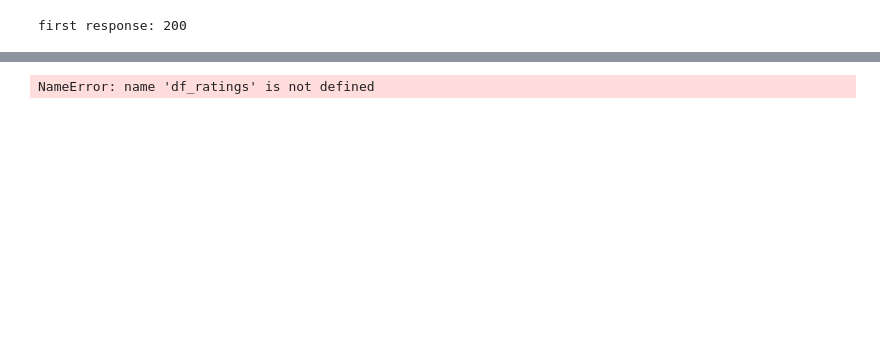
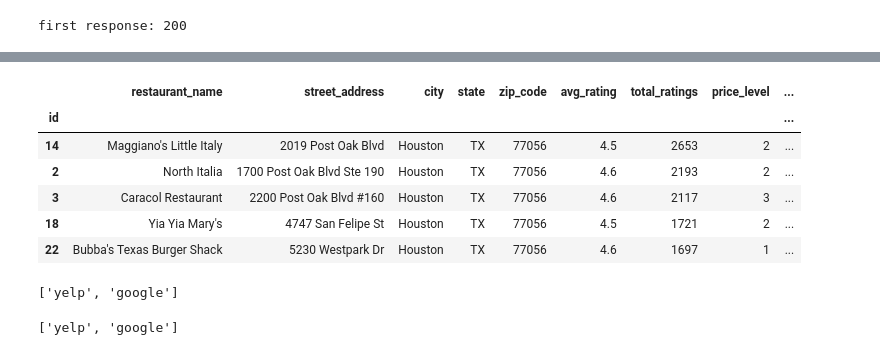
Before and after one commit to j1-aggie/Restaurant_Rating_ETL, a Jupyter notebook: restaurantRating.ipynb, the cells around one changed output, grey strips where cells are left out. Saved outputs shown, nothing was run; the diff lists cells and outputs as text; code cells hidden in the pictures; blank space fills up the shorter version.

```diff
--- a/restaurantRating.ipynb
+++ b/restaurantRating.ipynb
@@ -162,25 +194,31 @@ NameError: name 'df_places' is not defined
 # %%
-#create specific columns from df
-ratings_columns = ["id", "name", "street", "city", "state", "zip code", "avg ratings", "total ratings", "price level", "date", "hour"]
+#create specific columns from df - google load
+ratings_columns = ["id", "name", "street", "city", "state", "zip code", "avg rating", "total ratings", "price level", "date", "hour"]
 ratings_transformed = df_ratings[ratings_columns].copy()
 
 #Rename the column headers
-ratings_transformed = ratings_transformed.rename(columns={"id": "ID",
-                                                         "name": "Restaurant Name",
-                                                         "street": "Street Address",
-                                                         "city": "City",
-                                                         "state": "State",
-                                                         "zip code": "Zip Code",
-                                                         "avg ratings": "Avg Ratings",
-                                                         "total ratings": "Total Ratings",
-                                                         "price level": "Price Level",
-                                                         "date": "Date",
-                                                         "hour": "Hour"})
+ratings_transformed = ratings_transformed.rename(columns={"id": "id",
+                                                         "name": "restaurant_name",
+                                                         "street": "street_address",
+                                                         "city": "city",
+                                                         "state": "state",
+                                                         "zip code": "zip_code",
+                                                         "avg rating": "avg_rating",
+                                                         "total ratings": "total_ratings",
+                                                         "price level": "price_level",
+                                                         "date": "date",
+                                                         "hour": "hour"})
 
 # Clean the data by dropping duplicates and setting the index
 #ratings_transformed.drop_duplicates("id", inplace=True)
 ratings_transformed.set_index("id", inplace=True)
 
 ratings_transformed.head()
 # %% [output]
-NameError: name 'df_ratings' is not defined
+|  | restaurant_name | street_address | city | state | zip_code | avg_rating | total_ratings | price_level | ... |
+| id |  |  |  |  |  |  |  |  | ... |
+| 14 | Maggiano's Little Italy | 2019 Post Oak Blvd | Houston | TX | 77056 | 4.5 | 2653 | 2 | ... |
+| 2 | North Italia | 1700 Post Oak Blvd Ste 190 | Houston | TX | 77056 | 4.6 | 2193 | 2 | ... |
+| 3 | Caracol Restaurant | 2200 Post Oak Blvd #160 | Houston | TX | 77056 | 4.6 | 2117 | 3 | ... |
+| 18 | Yia Yia Mary's | 4747 San Felipe St | Houston | TX | 77056 | 4.5 | 1721 | 2 | ... |
+| 22 | Bubba's Texas Burger Shack | 5230 Westpark Dr | Houston | TX | 77056 | 4.6 | 1697 | 1 | ... |
@@ -186,0 +229,4 @@ NameError: name 'df_ratings' is not defined
+# %%
+engine.table_names()
+# %% [output]
+['yelp', 'google']
@@ -186,0 +239,5 @@ NameError: name 'df_ratings' is not defined
+# %%
+inspector = inspect(engine)
+inspector.get_table_names()
+# %% [output]
+['yelp', 'google']
```
Also changed, not shown: parts of 20 cells of this notebook, 5 other files.
